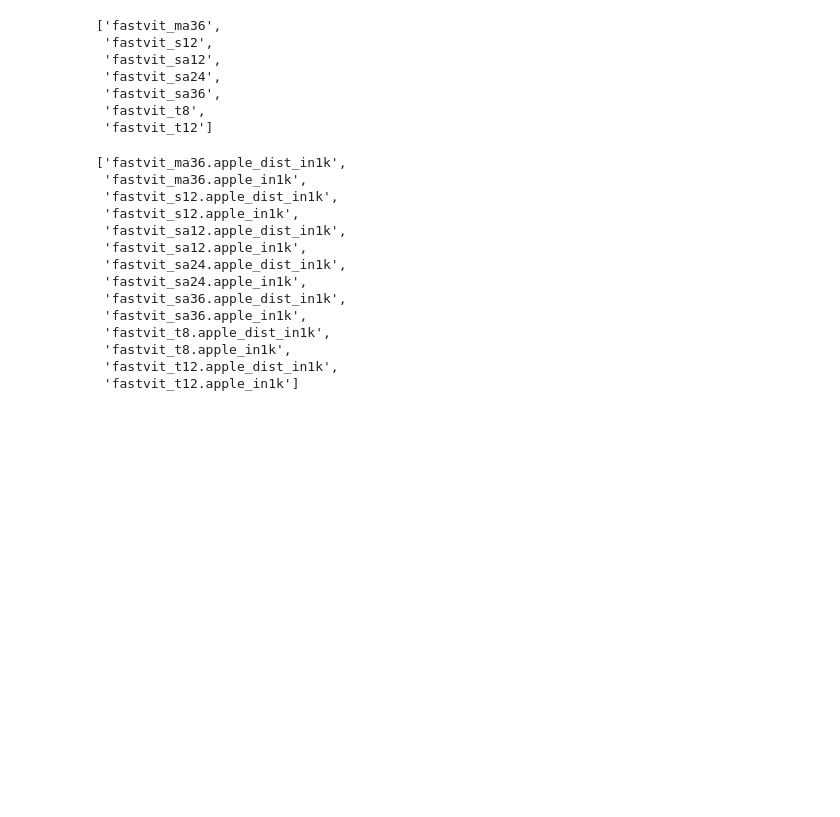
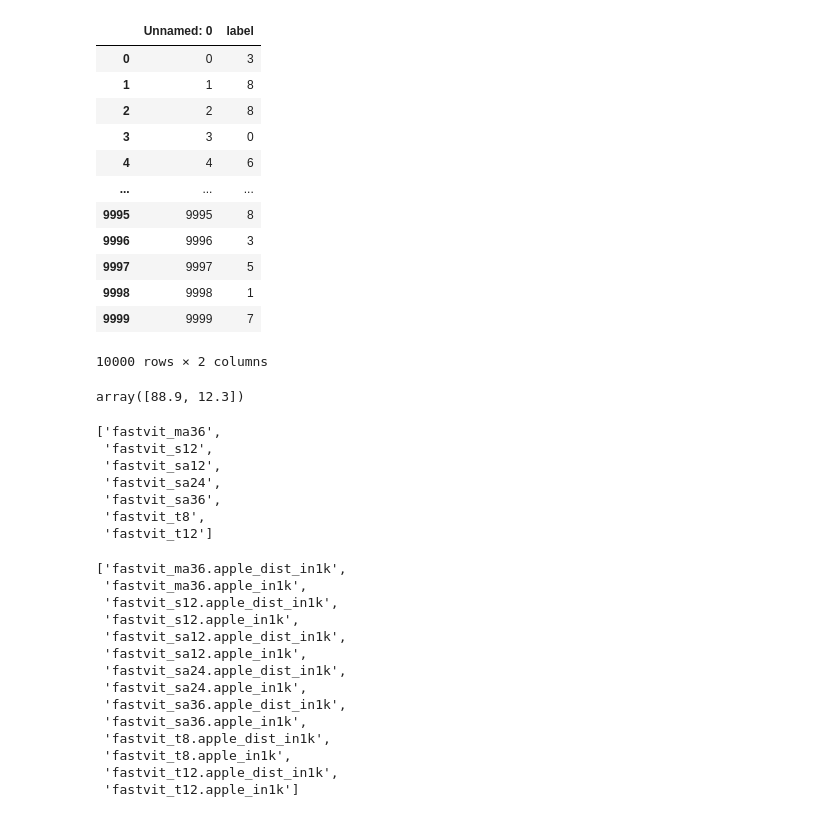
Before and after one commit to evg-kononov/Aircraft-FOD, a Jupyter notebook: detection/classification/main.ipynb, the cells around one changed output. Cells and saved outputs as stored; diff of their text form; code cells hidden in the pictures; blank space fills up the shorter version.

```diff
--- a/detection/classification/main.ipynb
+++ b/detection/classification/main.ipynb
@@ -4,0 +11,7 @@ from torch import nn
+# %%
+root_path = "C:/Users/admin/Documents/cifar10/"
+train_path = os.path.join(root_path, "train")
+test_path = os.path.join(root_path, "test")
+
+train_labels_path = os.path.join(root_path, "train_labels.csv")
+test_labels_path = os.path.join(root_path, "test_labels.csv")
@@ -4,0 +28,16 @@ from torch import nn
+# %%
+pd.read_csv(test_labels_path)
+# %% [output]
+|  | Unnamed: 0 | label |
+| 0 | 0 | 3 |
+| 1 | 1 | 8 |
+| 2 | 2 | 8 |
+| 3 | 3 | 0 |
+| 4 | 4 | 6 |
+| ... | ... | ... |
+| 9995 | 9995 | 8 |
+| 9996 | 9996 | 3 |
+| 9997 | 9997 | 5 |
+| 9998 | 9998 | 1 |
+| 9999 | 9999 | 7 |
+10000 rows × 2 columns
@@ -4,0 +64,4 @@ from torch import nn
+# %%
+np.round([0.88899, 0.1233], decimals=3) * 100
+# %% [output]
+array([88.9, 12.3])
```
Also changed, not shown: parts of 11 cells of this notebook.
